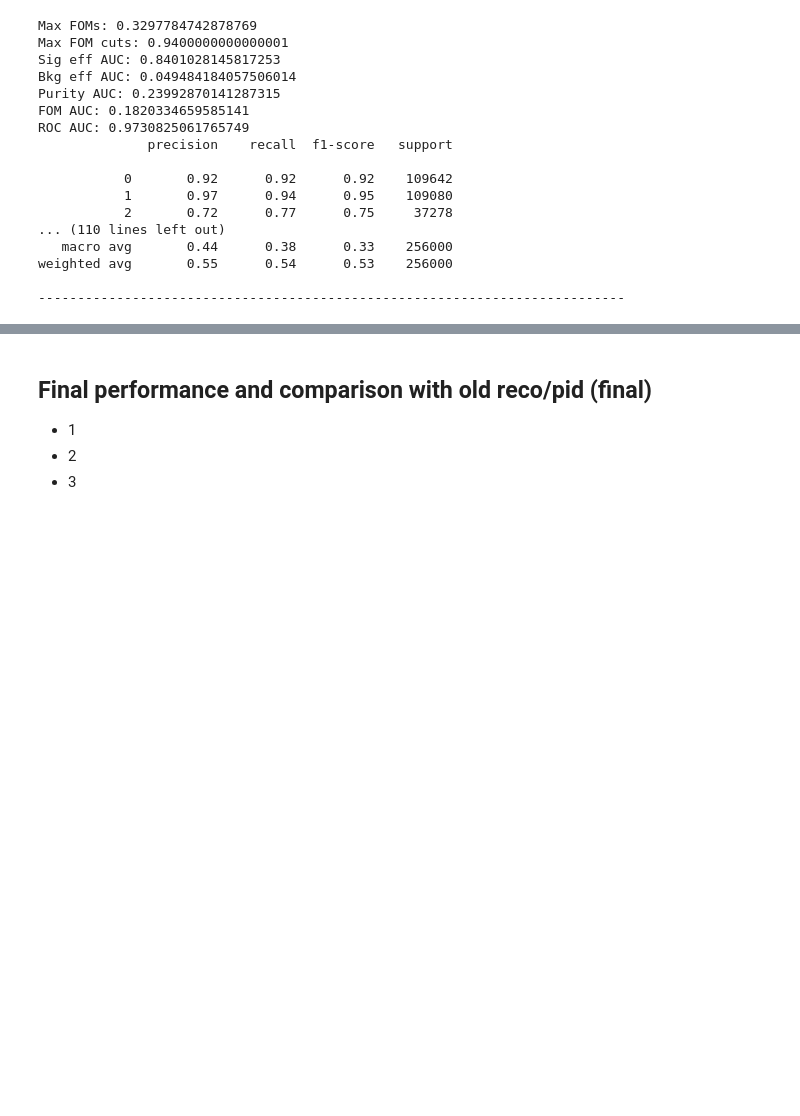
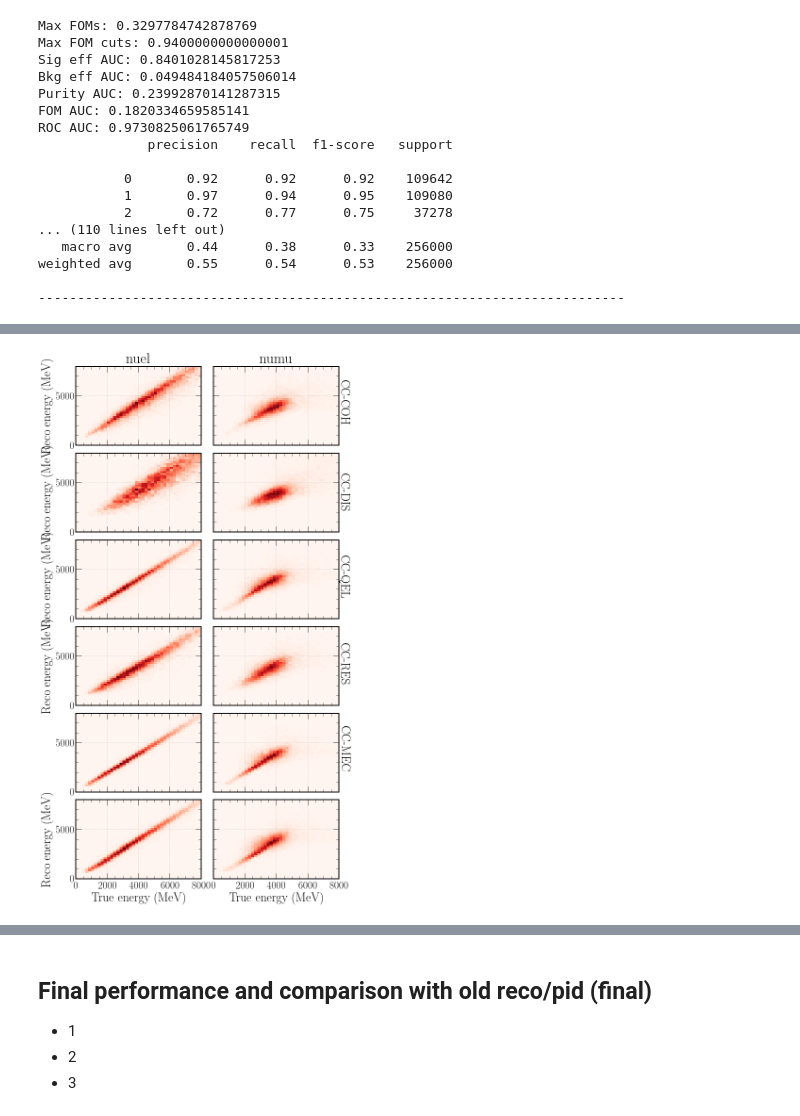
Before and after one commit to chipsneutrino/chips-net, a Jupyter notebook: analysis.ipynb, the cells around one changed output, grey strips where cells are left out. Cells and saved outputs as stored; diff of their text form; code cells hidden in the pictures; blank space fills up the shorter version.

```diff
--- a/analysis.ipynb
+++ b/analysis.ipynb
@@ -803,61 +789,73 @@ flux_ev = chipsnet.utils.predict_energies(config, "flux", ["nuel_cc_energy", "nu
 # %%
 e_range = [[0, 8000], [0, 8000]]
 e_bins = [40, 40]
-fig, axs = plt.subplots(5, 2, figsize=(10, 20), gridspec_kw={"hspace": 0.1, "wspace": 0.1})
-axs[0, 0].hist2d(nuel_cccoh_ev["t_nuEnergy"], nuel_cccoh_ev["nuel_cccoh_energy_pred_t_nuEnergy"],
+fig, axs = plt.subplots(6, 2, figsize=(10, 20), gridspec_kw={"hspace": 0.1, "wspace": 0.1})
+axs[0, 0].hist2d(nuel_cccoh_ev["t_nu_energy"], nuel_cccoh_ev["nuel_cccoh_energy_pred_t_nu_energy"],
                  range=e_range, bins=e_bins, cmap="Reds")
 axs[0, 0].grid()
 axs[0, 0].label_outer()
 axs[0, 0].set(ylabel=r"Reco energy (MeV)")
 axs[0, 0].set_title(r"nuel")
-axs[1, 0].hist2d(nuel_ccdis_ev["t_nuEnergy"], nuel_ccdis_ev["nuel_ccdis_energy_pred_t_nuEnergy"],
+axs[1, 0].hist2d(nuel_ccdis_ev["t_nu_energy"], nuel_ccdis_ev["nuel_ccdis_energy_pred_t_nu_energy"],
                  range=e_range, bins=e_bins, cmap="Reds")
 axs[1, 0].grid()
 axs[1, 0].label_outer()
 axs[1, 0].set(ylabel=r"Reco energy (MeV)")
-axs[2, 0].hist2d(nuel_ccqel_ev["t_nuEnergy"], nuel_ccqel_ev["nuel_ccqel_energy_pred_t_nuEnergy"],
+axs[2, 0].hist2d(nuel_ccqel_ev["t_nu_energy"], nuel_ccqel_ev["nuel_ccqel_energy_pred_t_nu_energy"],
                  range=e_range, bins=e_bins, cmap="Reds")
 axs[2, 0].grid()
 axs[2, 0].label_outer()
 axs[2, 0].set(ylabel=r"Reco energy (MeV)")
-axs[3, 0].hist2d(nuel_ccres_ev["t_nuEnergy"], nuel_ccres_ev["nuel_ccres_energy_pred_t_nuEnergy"],
+axs[3, 0].hist2d(nuel_ccres_ev["t_nu_energy"], nuel_ccres_ev["nuel_ccres_energy_pred_t_nu_energy"],
                  range=e_range, bins=e_bins, cmap="Reds")
 axs[3, 0].grid()
 axs[3, 0].label_outer()
 axs[3, 0].set(ylabel=r"Reco energy (MeV)")
-axs[4, 0].hist2d(nuel_ccmec_ev["t_nuEnergy"], nuel_ccmec_ev["nuel_ccmec_energy_pred_t_nuEnergy"],
+axs[4, 0].hist2d(nuel_ccmec_ev["t_nu_energy"], nuel_ccmec_ev["nuel_ccmec_energy_pred_t_nu_energy"],
                  range=e_range, bins=e_bins, cmap="Reds")
 axs[4, 0].grid()
 axs[4, 0].label_outer()
-axs[4, 0].set(xlabel=r"True energy (MeV)", ylabel=r"Reco energy (MeV)")
-axs[0, 1].hist2d(numu_cccoh_ev["t_nuEnergy"], numu_cccoh_ev["numu_cccoh_energy_pred_t_nuEnergy"],
+axs[5, 0].hist2d(nuel_ccqelmec_ev["t_nu_energy"], nuel_ccqelmec_ev["nuel_ccqelmec_energy_pred_t_nu_energy"],
+                 range=e_range, bins=e_bins, cmap="Reds")
+axs[5, 0].grid()
+axs[5, 0].label_outer()
+axs[5, 0].set(xlabel=r"True energy (MeV)", ylabel=r"Reco energy (MeV)")
+axs[5, 0].set(xlabel=r"True energy (MeV)", ylabel=r"Reco energy (MeV)")
+axs[0, 1].hist2d(numu_cccoh_ev["t_nu_energy"], numu_cccoh_ev["numu_cccoh_energy_pred_t_nu_energy"],
                  range=e_range, bins=e_bins, cmap="Reds")
 axs[0, 1].grid()
 axs[0, 1].label_outer()
 axs[0, 1].set_title(r"numu")
 axs[0, 1].text(8000, 2250, "CC-COH", rotation=-90)
-axs[1, 1].hist2d(numu_ccdis_ev["t_nuEnergy"], numu_ccdis_ev["numu_ccdis_energy_pred_t_nuEnergy"],
+axs[1, 1].hist2d(numu_ccdis_ev["t_nu_energy"], numu_ccdis_ev["numu_ccdis_energy_pred_t_nu_energy"],
                  range=e_range, bins=e_bins, cmap="Reds")
 axs[1, 1].grid()
 axs[1, 1].label_outer()
 axs[1, 1].text(8000, 2250, "CC-DIS", rotation=-90)
-axs[2, 1].hist2d(numu_ccqel_ev["t_nuEnergy"], numu_ccqel_ev["numu_ccqel_energy_pred_t_nuEnergy"],
+axs[2, 1].hist2d(numu_ccqel_ev["t_nu_energy"], numu_ccqel_ev["numu_ccqel_energy_pred_t_nu_energy"],
                  range=e_range, bins=e_bins, cmap="Reds")
 axs[2, 1].grid()
 axs[2, 1].label_outer()
 axs[2, 1].text(8000, 2250, "CC-QEL", rotation=-90)
-axs[3, 1].hist2d(numu_ccres_ev["t_nuEnergy"], numu_ccres_ev["numu_ccres_energy_pred_t_nuEnergy"],
+axs[3, 1].hist2d(numu_ccres_ev["t_nu_energy"], numu_ccres_ev["numu_ccres_energy_pred_t_nu_energy"],
                  range=e_range, bins=e_bins, cmap="Reds")
 axs[3, 1].grid()
 axs[3, 1].label_outer()
 axs[3, 1].text(8000, 2250, "CC-RES", rotation=-90)
-axs[4, 1].hist2d(numu_ccmec_ev["t_nuEnergy"], numu_ccmec_ev["numu_ccmec_energy_pred_t_nuEnergy"],
+axs[4, 1].hist2d(numu_ccmec_ev["t_nu_energy"], numu_ccmec_ev["numu_ccmec_energy_pred_t_nu_energy"],
                  range=e_range, bins=e_bins, cmap="Reds")
 axs[4, 1].grid()
 axs[4, 1].label_outer()
-axs[4, 1].set(xlabel=r"True energy (MeV)")
 axs[4, 1].text(8000, 2250, "CC-MEC", rotation=-90)
+axs[5, 1].hist2d(numu_ccqelmec_ev["t_nu_energy"], numu_ccqelmec_ev["numu_ccqelmec_energy_pred_t_nu_energy"],
+                 range=e_range, bins=e_bins, cmap="Reds")
+axs[5, 1].grid()
+axs[5, 1].label_outer()
+axs[5, 1].set(xlabel=r"True energy (MeV)")
+axs[5, 1].text(8000, 2250, "CC-QELMEC", rotation=-90)
 chipsnet.plotting.save(save_path + "true_vs_reco_energy_cc")
+# %% [output]
+[figure, added]
 # %%
 e_range = [[0, 8000], [0, 8000]]
 e_bins = [40, 40]
```
Also changed, not shown: parts of 64 cells of this notebook, 5 other files.
